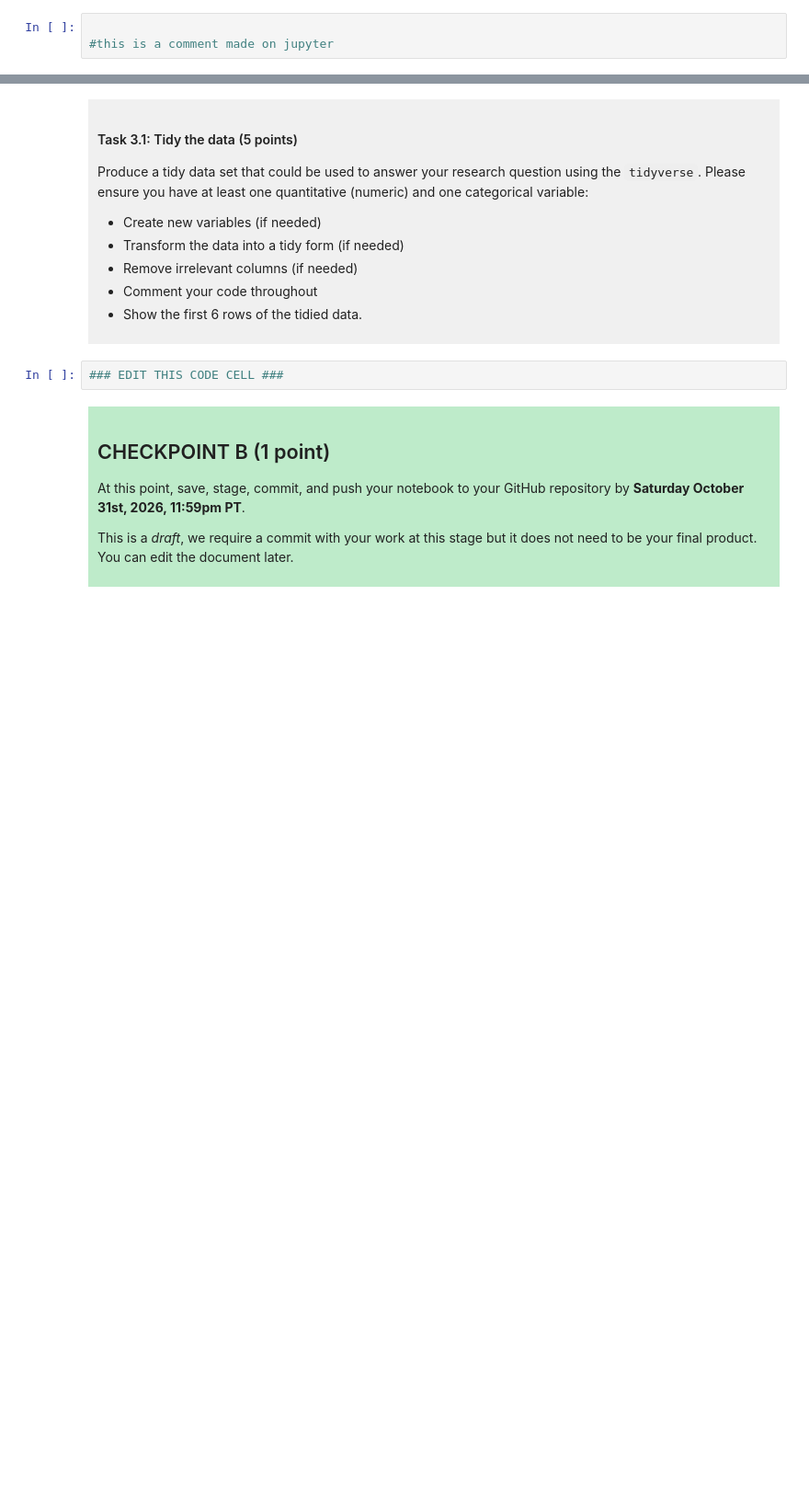
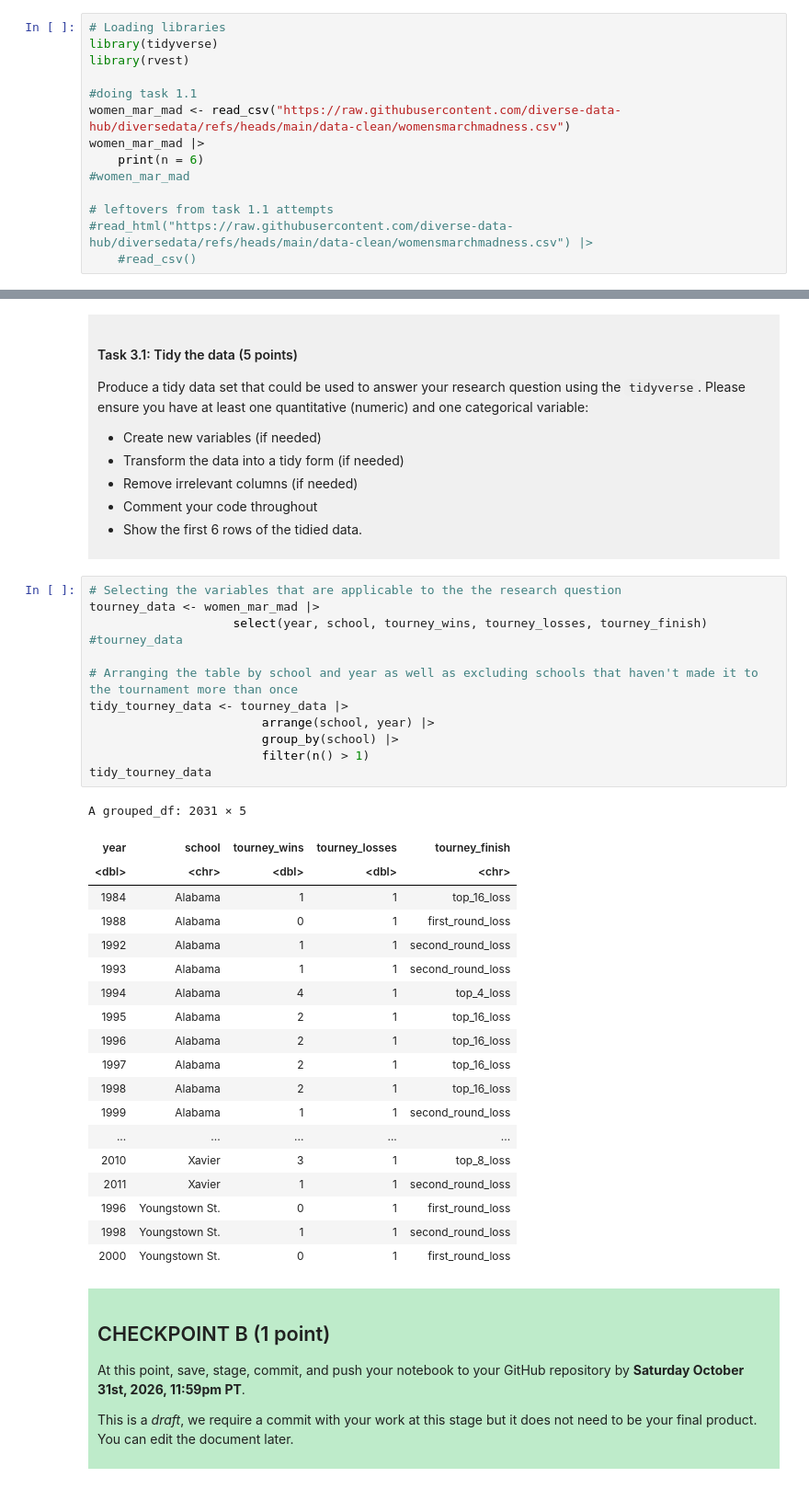
Before and after one commit to EnderArtzo/dsci-100-project-eve-robinson, a Jupyter notebook: dsci-100-project-notebook.ipynb, the cells around one changed output, grey strips where cells are left out. Shown at 92% size. Cells and saved outputs as stored; diff of their text form; blank space fills up the shorter version.

```diff
--- a/dsci-100-project-notebook.ipynb
+++ b/dsci-100-project-notebook.ipynb
@@ -128,5 +128,16 @@ To help you with the analysis, here is a table of descriptions of each of the va
 
 </div>
 # %%
+# Loading libraries
+library(tidyverse)
+library(rvest)
 
-#this is a comment made on jupyter
+#doing task 1.1
+women_mar_mad <- read_csv("https://raw.githubusercontent.com/diverse-data-hub/diversedata/refs/heads/main/data-clean/womensmarchmadness.csv")
+women_mar_mad |>
+    print(n = 6)
+#women_mar_mad
+
+# leftovers from task 1.1 attempts
+#read_html("https://raw.githubusercontent.com/diverse-data-hub/diversedata/refs/heads/main/data-clean/womensmarchmadness.csv") |>
+    #read_csv()
@@ -189,7 +254,37 @@ Produce a tidy data set that could be used to answer your research question usin
 
 </div>
 # %%
-### EDIT THIS CODE CELL ###
+# Selecting the variables that are applicable to the the research question
+tourney_data <- women_mar_mad |>
+                    select(year, school, tourney_wins, tourney_losses, tourney_finish)
+#tourney_data
+
+# Arranging the table by school and year as well as excluding schools that haven't made it to the tournament more than once
+tidy_tourney_data <- tourney_data |>
+                        arrange(school, year) |>
+                        group_by(school) |>
+                        filter(n() > 1)
+tidy_tourney_data
+# %% [output]
+A grouped_df: 2031 × 5
+| year | school | tourney_wins | tourney_losses | tourney_finish |
+| <dbl> | <chr> | <dbl> | <dbl> | <chr> |
+| 1984 | Alabama | 1 | 1 | top_16_loss |
+| 1988 | Alabama | 0 | 1 | first_round_loss |
+| 1992 | Alabama | 1 | 1 | second_round_loss |
+| 1993 | Alabama | 1 | 1 | second_round_loss |
+| 1994 | Alabama | 4 | 1 | top_4_loss |
+| 1995 | Alabama | 2 | 1 | top_16_loss |
+| 1996 | Alabama | 2 | 1 | top_16_loss |
+| 1997 | Alabama | 2 | 1 | top_16_loss |
+| 1998 | Alabama | 2 | 1 | top_16_loss |
+| 1999 | Alabama | 1 | 1 | second_round_loss |
+| ... | ... | ... | ... | ... |
+| 2010 | Xavier | 3 | 1 | top_8_loss |
+| 2011 | Xavier | 1 | 1 | second_round_loss |
+| 1996 | Youngstown St. | 0 | 1 | first_round_loss |
+| 1998 | Youngstown St. | 1 | 1 | second_round_loss |
+| 2000 | Youngstown St. | 0 | 1 | first_round_loss |
 # %% [markdown]
 <div style="background-color: #beebca; padding: 10px;">
 
```
Also changed, not shown: parts of 4 cells of this notebook.
